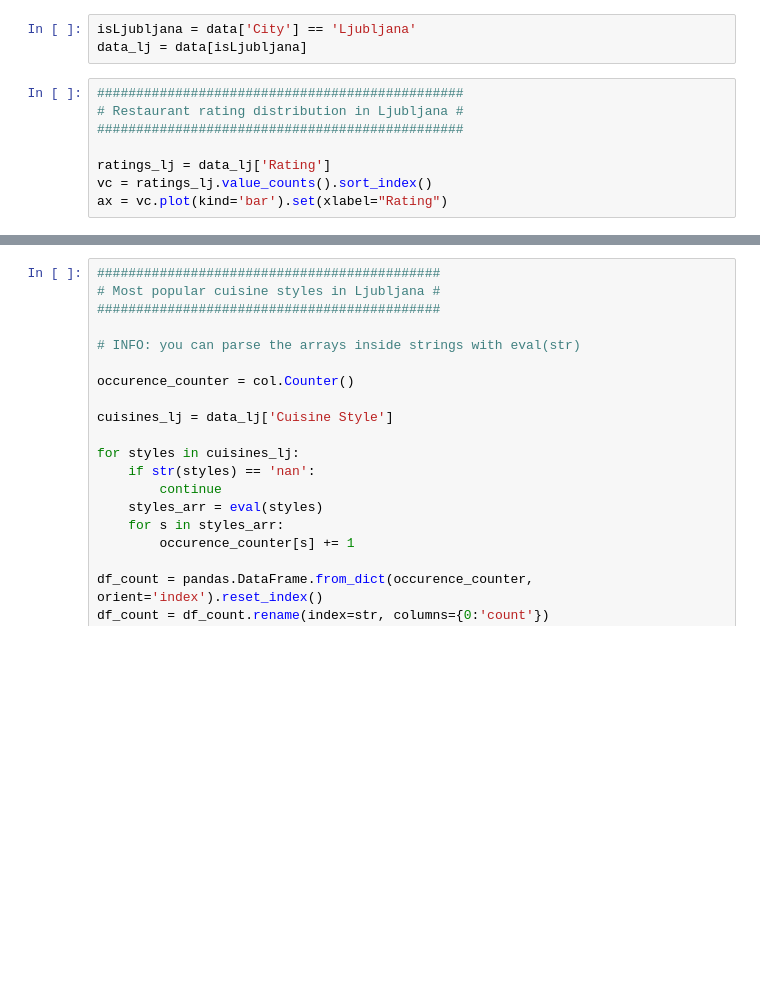
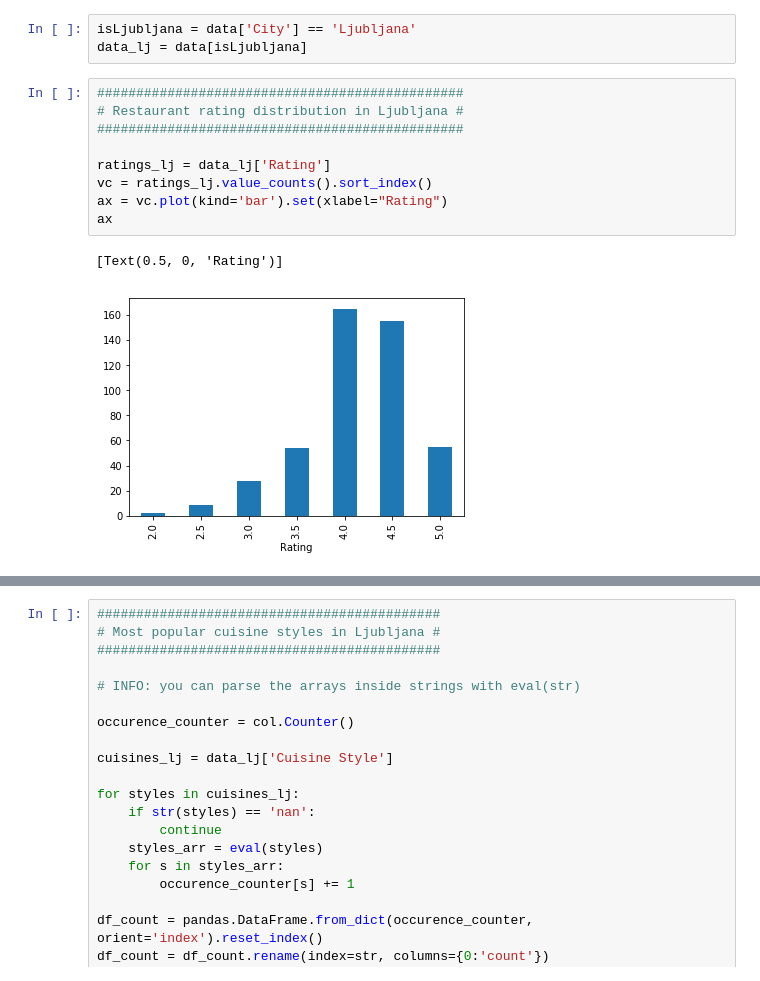
Before and after one commit to msinkec/PR19ABALMSSR, a Jupyter notebook: Analasys.ipynb, the cells around one changed output, grey strips where cells are left out. Saved outputs shown, nothing was run; the diff lists cells and outputs as text; blank space fills up the shorter version.

```diff
--- a/Analasys.ipynb
+++ b/Analasys.ipynb
@@ -31,11 +31,15 @@ data_lj = data[isLjubljana]
 # %%
 ###############################################
 # Restaurant rating distribution in Ljubljana #
 ###############################################
 
 ratings_lj = data_lj['Rating']
 vc = ratings_lj.value_counts().sort_index()
 ax = vc.plot(kind='bar').set(xlabel="Rating")
+ax
+# %% [output]
+[Text(0.5, 0, 'Rating')]
+[figure, added]
 # %%
 ##################################################
 # Review word-cloud for restaurants in Ljubljana #
```
Also changed, not shown: parts of 1 cell of this notebook, 1 other file.
